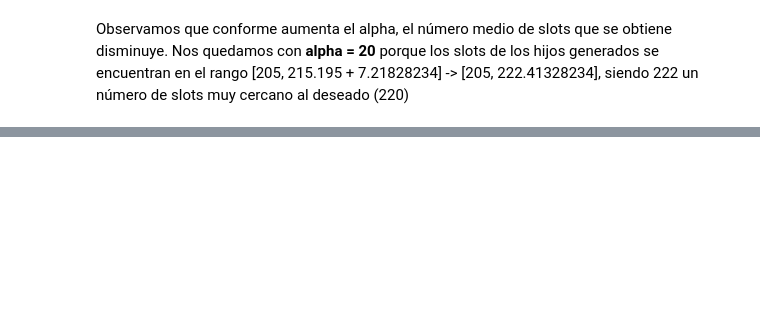
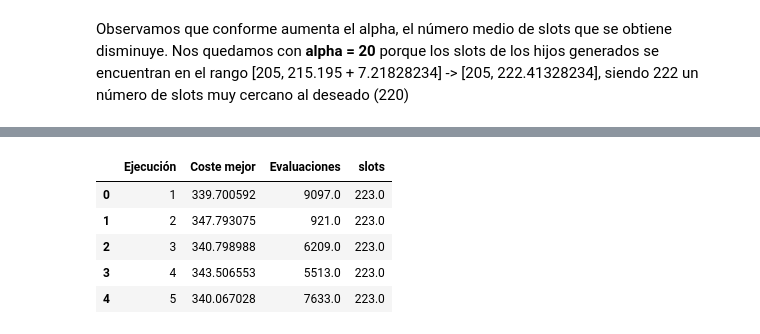
Before and after one commit to emewinchester/MBHB_ABET, a Jupyter notebook: 07_GA_Basic.ipynb, the cells around one changed output, grey strips where cells are left out. Saved outputs shown, nothing was run; the diff lists cells and outputs as text; code cells hidden in the pictures; blank space fills up the shorter version.

```diff
--- a/07_GA_Basic.ipynb
+++ b/07_GA_Basic.ipynb
@@ -420,0 +433,43 @@ Text(0.5, 0, 'Iterations')
+# %%
+costs       = np.array([])
+evaluations = np.array([])
+slots       = np.array([])
+
+for s in seeds:
+
+    # set evauation calls counter to 0
+    ev.total_calls = 0
+
+    np.random.seed(s)
+
+    poblacion = inicializa_poblacion(tama_final, conocidos)
+    crom, fit = agb_estacionario(poblacion, alpha, ev,False)
+
+    print(crom)
+    print(fit)
+
+    value, total_distance, slot = ev.fitness(crom,alpha)
+
+    costs       = np.append(costs, total_distance)
+    evaluations = np.append(evaluations, ev.total_calls)
+    slots       = np.append(slots, slot)
+
+
+df = pd.DataFrame({
+    "ev_medias"    : [evaluations.mean()],
+    "ev_mejor"     : [evaluations.min()],
+    "ev_std"       : [evaluations.std()],
+    "coste_medio"  : [costs.mean()],
+    "coste_mejor"  : [costs.min()],
+    "coste_std"    : [costs.std()],
+    "slots_medio"  : [slots.mean()],
+    "slots_min"    : [slots.min()],
+    "slots_std"    : [slots.std()]
+})
+
+df_2 = pd.DataFrame({
+    'Ejecución'    : [1,2,3,4,5],
+    "Coste mejor"  : costs,
+    "Evaluaciones" : evaluations,
+    "slots"        : slots
+})
@@ -420,0 +492,9 @@ Text(0.5, 0, 'Iterations')
+# %%
+df_2
+# %% [output]
+|  | Ejecución | Coste mejor | Evaluaciones | slots |
+| 0 | 1 | 339.700592 | 9097.0 | 223.0 |
+| 1 | 2 | 347.793075 | 921.0 | 223.0 |
+| 2 | 3 | 340.798988 | 6209.0 | 223.0 |
+| 3 | 4 | 343.506553 | 5513.0 | 223.0 |
+| 4 | 5 | 340.067028 | 7633.0 | 223.0 |
```
Also changed, not shown: parts of 37 cells of this notebook, 1 other file.
